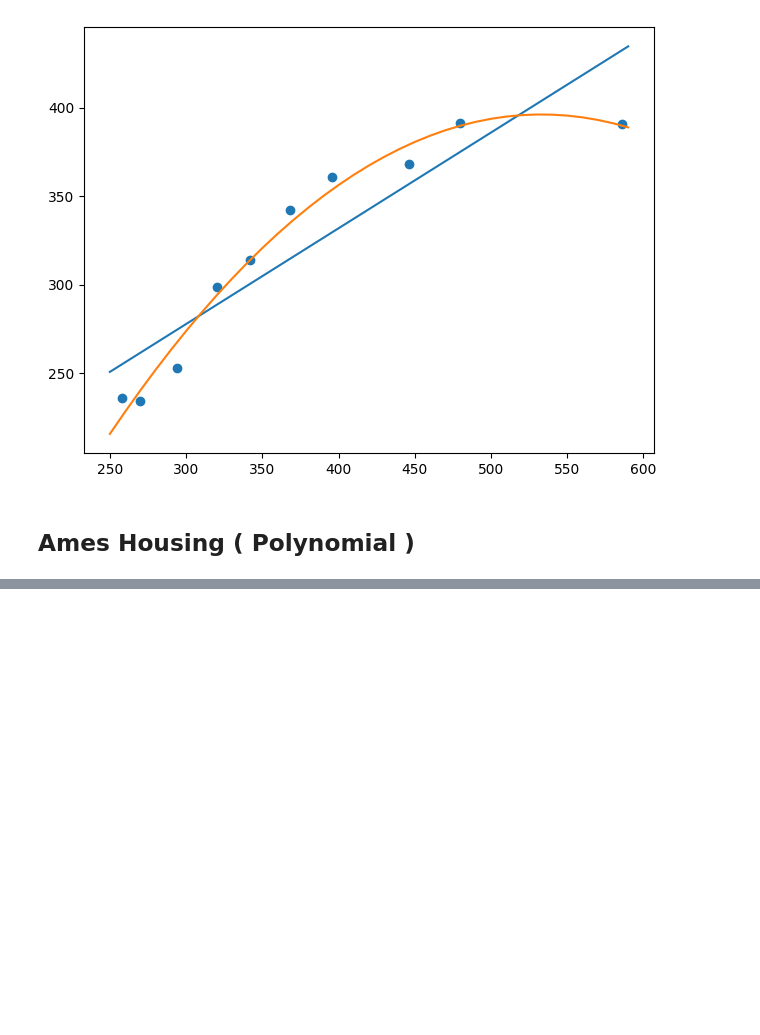
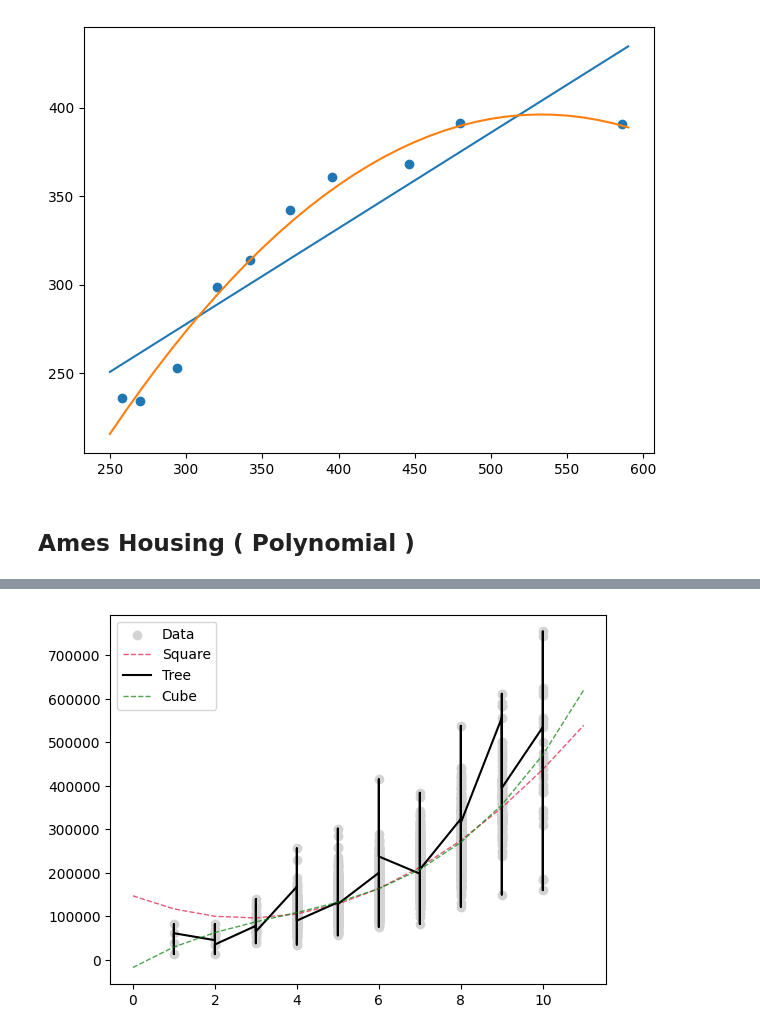
Before and after one commit to AhmedZeer/ml.py, a Jupyter notebook: noteBooks/09_RegressionAnalysis/RegressionAnalysis.ipynb, the cells around one changed output, grey strips where cells are left out. Cells and saved outputs as stored; diff of their text form; code cells hidden in the pictures; blank space fills up the shorter version.

```diff
--- a/noteBooks/09_RegressionAnalysis/RegressionAnalysis.ipynb
+++ b/noteBooks/09_RegressionAnalysis/RegressionAnalysis.ipynb
@@ -358,0 +377,2 @@ y = y[ (df["Gr Liv Area"] < 4000) ]
+# %%
+trees = DecisionTreeRegressor()
@@ -358,0 +384,11 @@ y = y[ (df["Gr Liv Area"] < 4000) ]
+# %%
+sort_idx = X.flatten().argsort()
+# %%
+plt.scatter( X, y, color = "lightgray", label = "Data" )
+plt.plot( X_fit, sqaured_y, color="crimson", label = "Square", lw = 1, ls = '--', alpha = 0.7)
+plt.plot( X[sort_idx], y[sort_idx], color="black", label = "Tree")
+plt.plot( X_fit, cubed_y, color="green", label = "Cube", lw = 1, ls = '--',  alpha = 0.7)
+plt.legend( loc = "best" )
+plt.show()
+# %% [output]
+[figure, added]
```
Also changed, not shown: parts of 21 cells of this notebook, 2 other files.
